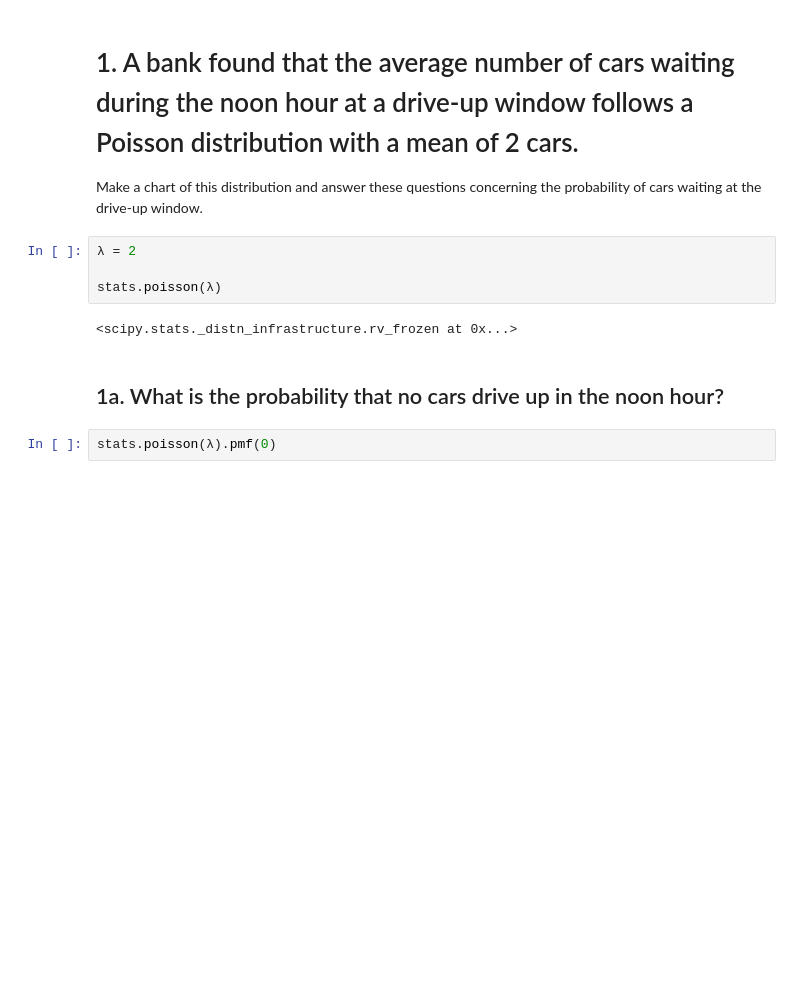
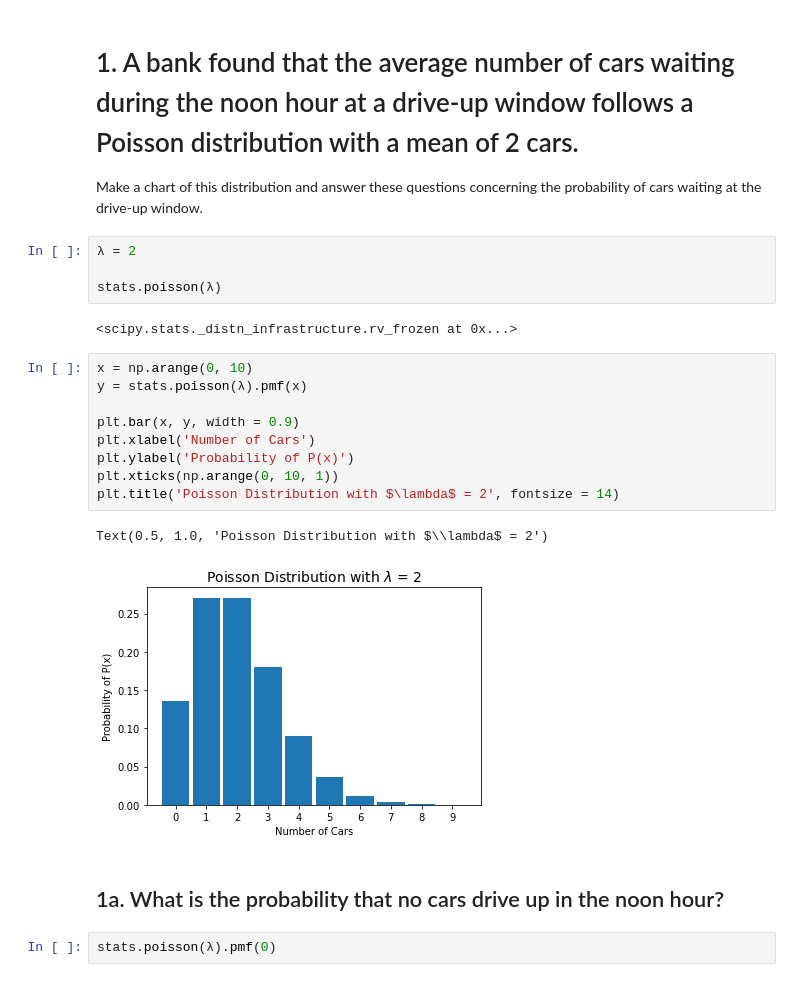
Before and after one commit to o0amandagomez0o/statistics-exercises, a Jupyter notebook: probability_distributions.ipynb, the cells around one changed output. Saved outputs shown, nothing was run; the diff lists cells and outputs as text; blank space fills up the shorter version.

```diff
--- a/probability_distributions.ipynb
+++ b/probability_distributions.ipynb
@@ -12,6 +12,18 @@ Make a chart of this distribution and answer these questions concerning the prob
 stats.poisson(λ)
 # %% [output]
 <scipy.stats._distn_infrastructure.rv_frozen at 0x...>
+# %%
+x = np.arange(0, 10)
+y = stats.poisson(λ).pmf(x)
+
+plt.bar(x, y, width = 0.9)
+plt.xlabel('Number of Cars')
+plt.ylabel('Probability of P(x)')
+plt.xticks(np.arange(0, 10, 1))
+plt.title('Poisson Distribution with $\lambda$ = 2', fontsize = 14)
+# %% [output]
+Text(0.5, 1.0, 'Poisson Distribution with $\\lambda$ = 2')
+[figure, added]
 # %% [markdown]
 ## 1a. What is the probability that no cars drive up in the noon hour?
 # %%
```
Also changed, not shown: parts of 40 cells of this notebook.
